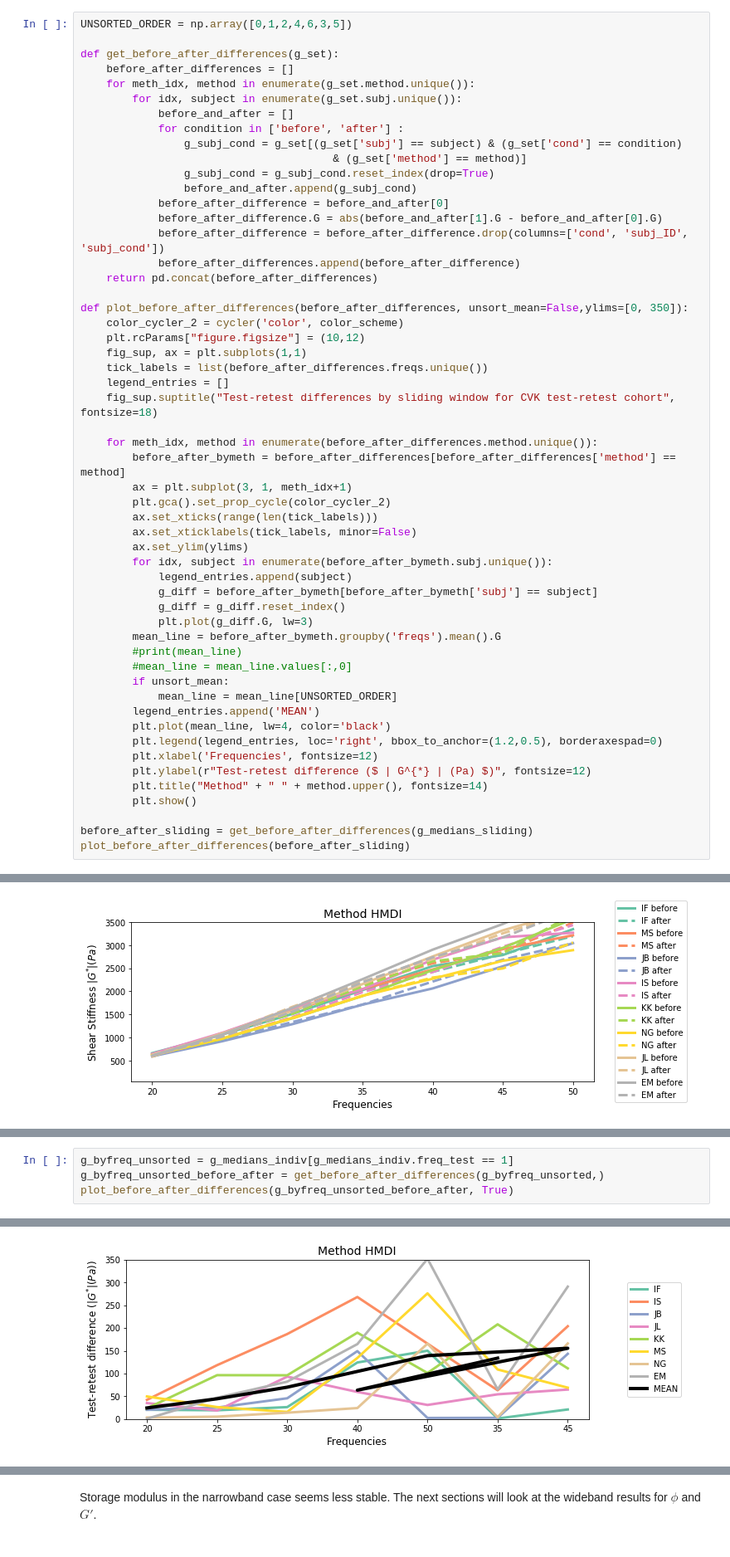
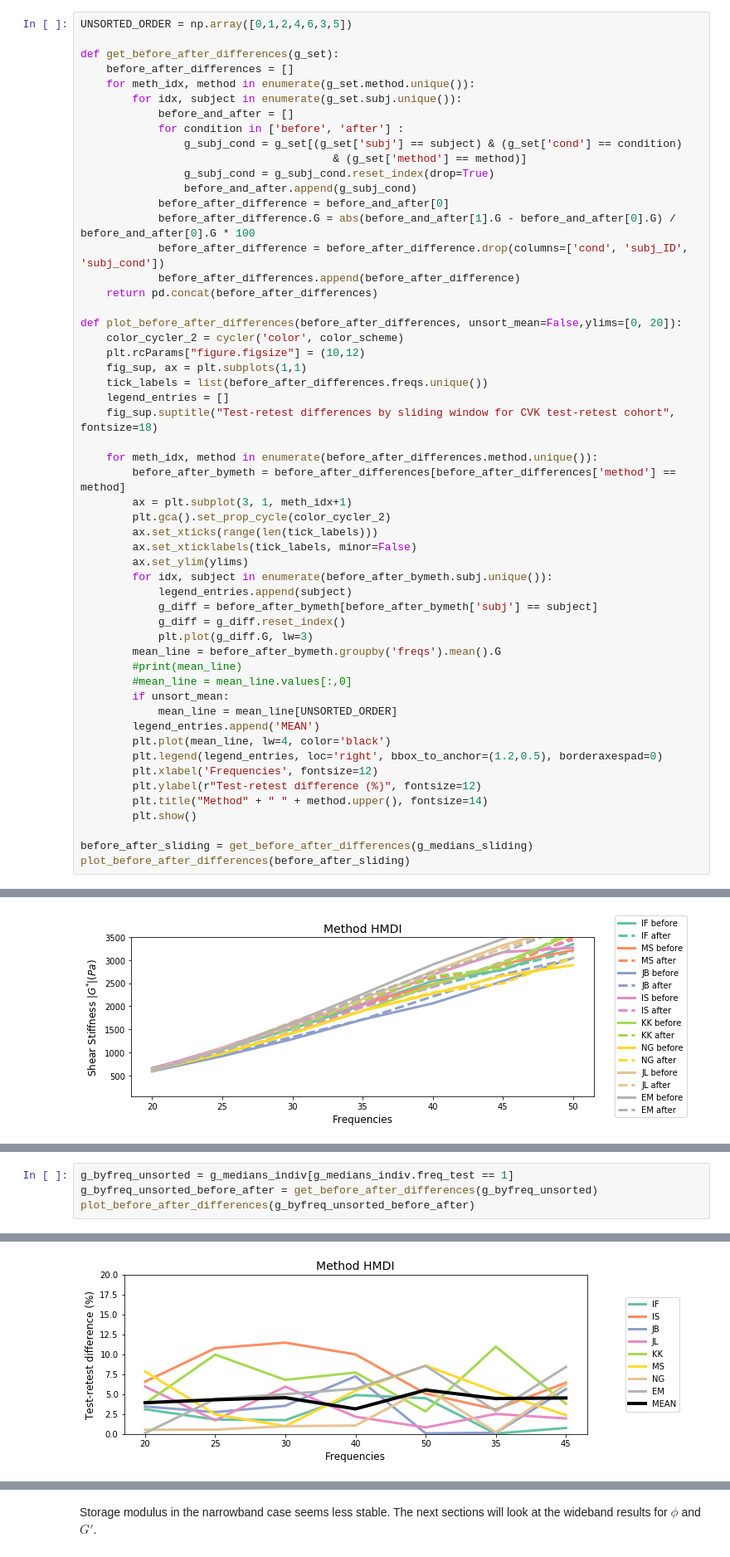
Before and after one commit to ericbarnhill/CVK-test-retest, a Jupyter notebook: CVK Test-Retest Investigations.ipynb, the cells around one changed output, grey strips where cells are left out. Shown at 83% size. Saved outputs shown, nothing was run; the diff lists cells and outputs as text.

Commit message:
removed claims of frequency-dependent test-retest differences

```diff
--- a/CVK Test-Retest Investigations.ipynb
+++ b/CVK Test-Retest Investigations.ipynb
@@ -141,12 +141,12 @@ def get_before_after_differences(g_set):
                 g_subj_cond = g_subj_cond.reset_index(drop=True)
                 before_and_after.append(g_subj_cond)
             before_after_difference = before_and_after[0]
-            before_after_difference.G = abs(before_and_after[1].G - before_and_after[0].G)
+            before_after_difference.G = abs(before_and_after[1].G - before_and_after[0].G) / before_and_after[0].G * 100
             before_after_difference = before_after_difference.drop(columns=['cond', 'subj_ID', 'subj_cond'])
             before_after_differences.append(before_after_difference)
     return pd.concat(before_after_differences)
 
-def plot_before_after_differences(before_after_differences, unsort_mean=False,ylims=[0, 350]):
+def plot_before_after_differences(before_after_differences, unsort_mean=False,ylims=[0, 20]):
     color_cycler_2 = cycler('color', color_scheme)
     plt.rcParams["figure.figsize"] = (10,12)
     fig_sup, ax = plt.subplots(1,1)
@@ -175,7 +175,7 @@ def plot_before_after_differences(before_after_differences, unsort_mean=False,yl
         plt.plot(mean_line, lw=4, color='black')
         plt.legend(legend_entries, loc='right', bbox_to_anchor=(1.2,0.5), borderaxespad=0)
         plt.xlabel('Frequencies', fontsize=12)
-        plt.ylabel(r"Test-retest difference ($ | G^{*} | (Pa) $)", fontsize=12)
+        plt.ylabel(r"Test-retest difference (%)", fontsize=12)
         plt.title("Method" + " " + method.upper(), fontsize=14)
         plt.show()
 
@@ -216,5 +216,5 @@ Now for the key question: is the test-retest reliability more dependent on frequ
 # %%
 g_byfreq_unsorted = g_medians_indiv[g_medians_indiv.freq_test == 1]
-g_byfreq_unsorted_before_after = get_before_after_differences(g_byfreq_unsorted,)
-plot_before_after_differences(g_byfreq_unsorted_before_after, True)
+g_byfreq_unsorted_before_after = get_before_after_differences(g_byfreq_unsorted)
+plot_before_after_differences(g_byfreq_unsorted_before_after)
 # %% [output]
@@ -222 +222 @@ plot_before_after_differences(g_byfreq_unsorted_before_after, True)
-[figure, old version]
+[figure, new version]
```
Also changed, not shown: parts of 14 cells of this notebook.
